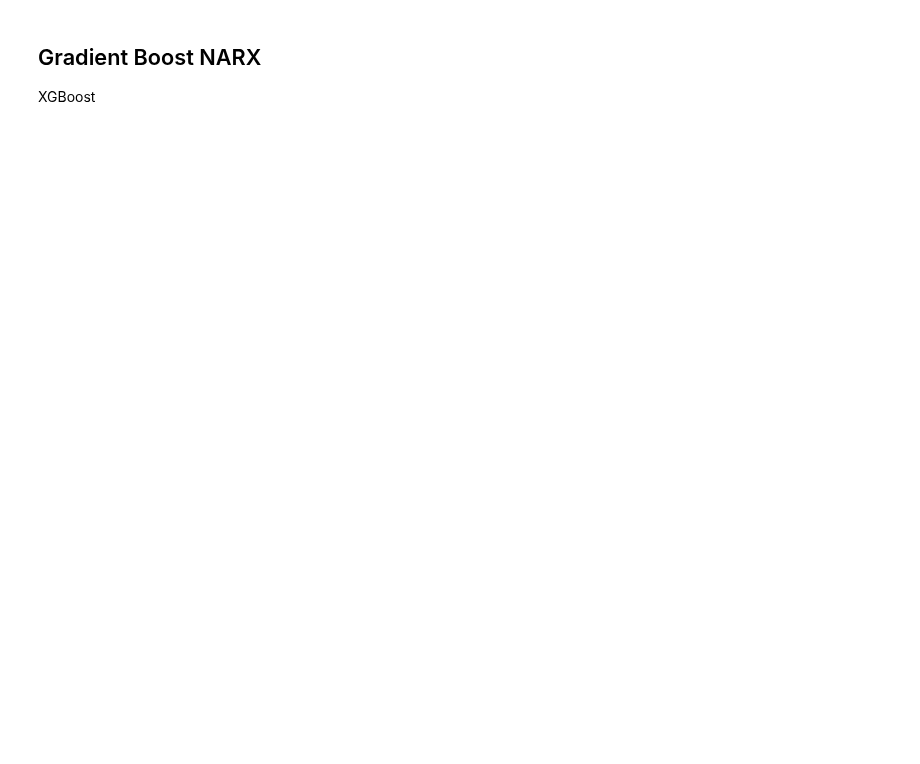
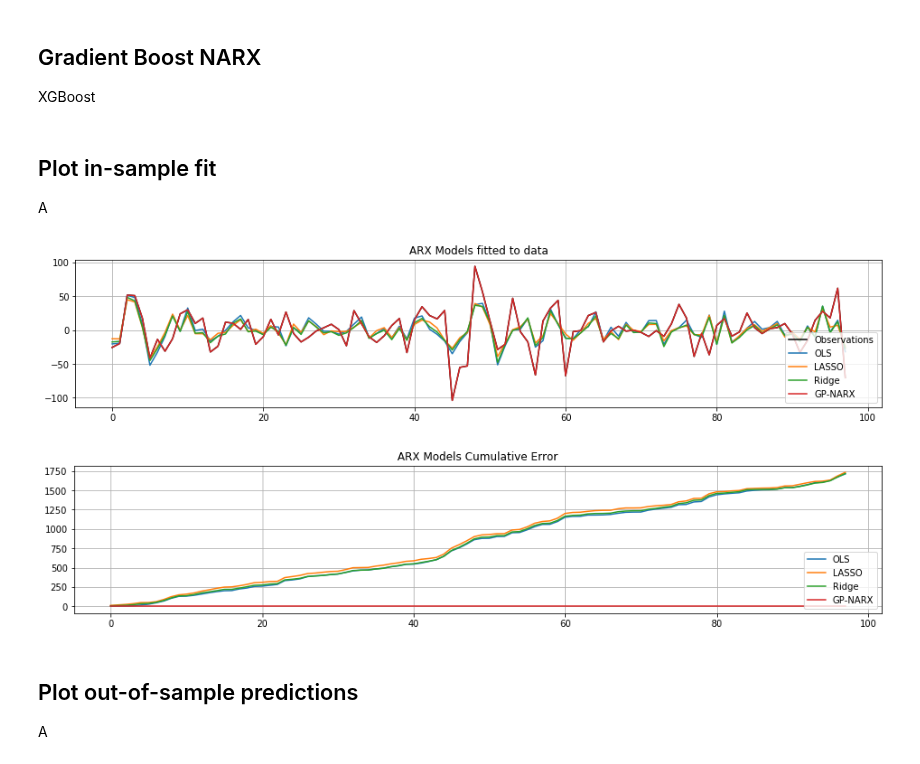
Before and after one commit to KurtButler/AMS520-Project, a Jupyter notebook: Notebooks/NARX - Gas.ipynb, the cells around one changed output. Drawn from its saved outputs; the diff is of its cells as text; code cells hidden in the pictures; blank space fills up the shorter version.

Commit message:
Update NARX - Gas.ipynb
GP-NARX

```diff
--- a/Notebooks/NARX - Gas.ipynb
+++ b/Notebooks/NARX - Gas.ipynb
@@ -5,6 +5,12 @@ $$
 y(t+1) = F\left(\tilde{y}(t), \tilde{x}_1(t),\tilde{x}_P (t) , \varepsilon(t)\right)
 $$
 where $F$ is some function, tilde denotes a time-lagged vector $\tilde{y}(t):=(y(t), y(t-1), ..., y(t-Q))$ and $\varepsilon(t)$ represents a random vector that can be included to model stochastic effects.
+# %%
+# Configuration
+Ntt = 100 # Test-train split
+enable_detrend = True
+enable_normalize=True
+Q = 3 # Order of ARX Model
 # %%
 # Import libraries
 import numpy as np
@@ -119,3 +96,41 @@ Small feedforward net
+# %%
+# Fit a GPR model to NARX
+gpr = GaussianProcessRegressor().fit(Z, y)
+Yp[:,3] = gpr.predict(Z)
 # %% [markdown]
 ## Gradient Boost NARX
 XGBoost
+# %% [markdown]
+## Plot in-sample fit
+A
+# %%
+# Plot model fit
+t = np.transpose(np.arange(0,y.shape[0]))
+plt.figure(figsize=(16, 3))
+plt.plot(t,y,'k-')
+plt.plot(t,Yp)
+plt.legend(['Observations','OLS','LASSO','Ridge','GP-NARX'], loc='lower right')
+plt.title('ARX Models fitted to data')
+plt.grid(True)
+plt.show()
+
+
+# Compute errors
+Ype = 0*Yp
+for k in range(0,Yp.shape[1]):
+    Ype[:,k] = np.cumsum(np.abs(Yp[:,k]-y))
+
+# Plot Errors
+plt.figure(figsize=(16, 3))
+ax = plt.axes()
+plt.plot(t,Ype)
+plt.legend(['OLS','LASSO','Ridge','GP-NARX'], loc='lower right')
+plt.title('ARX Models Cumulative Error')
+plt.grid(True)
+plt.show()
+# %% [output]
+[figure, added]
+[figure, added]
+# %% [markdown]
+## Plot out-of-sample predictions
+A
```
Also changed, not shown: parts of 7 cells of this notebook.
